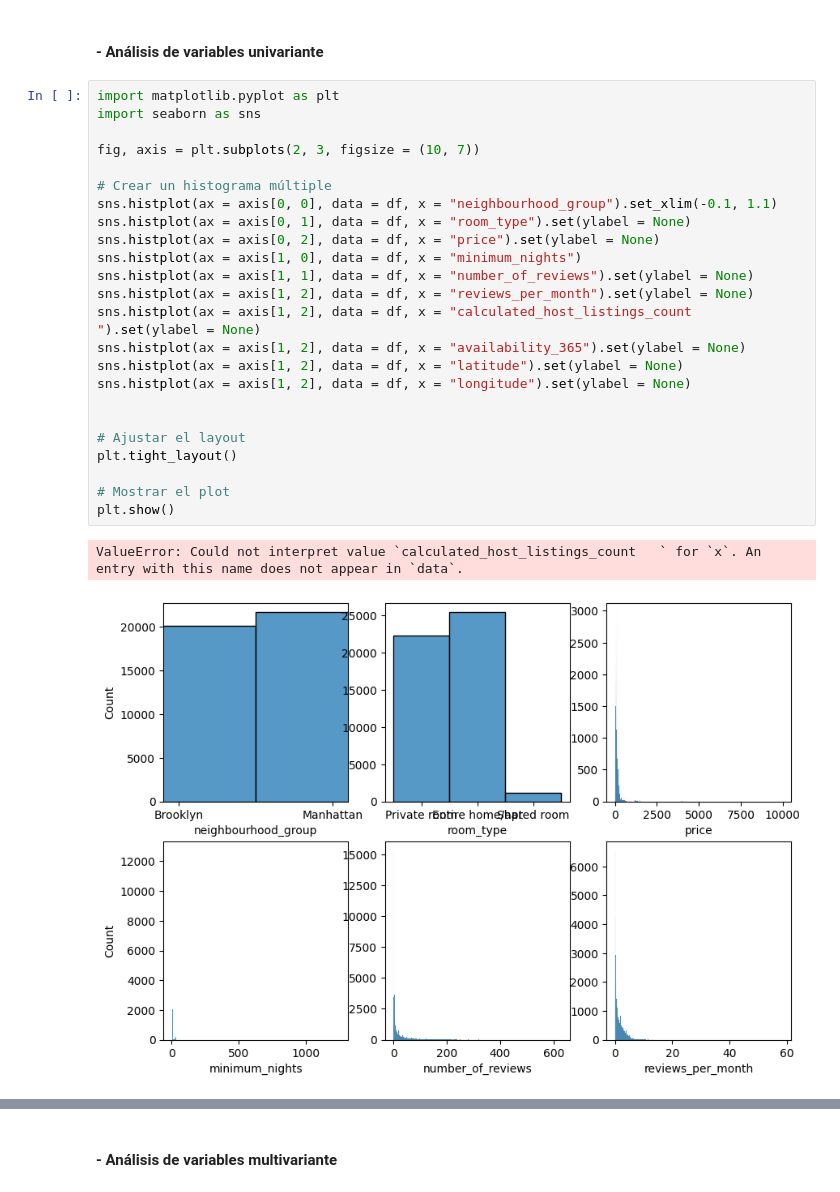
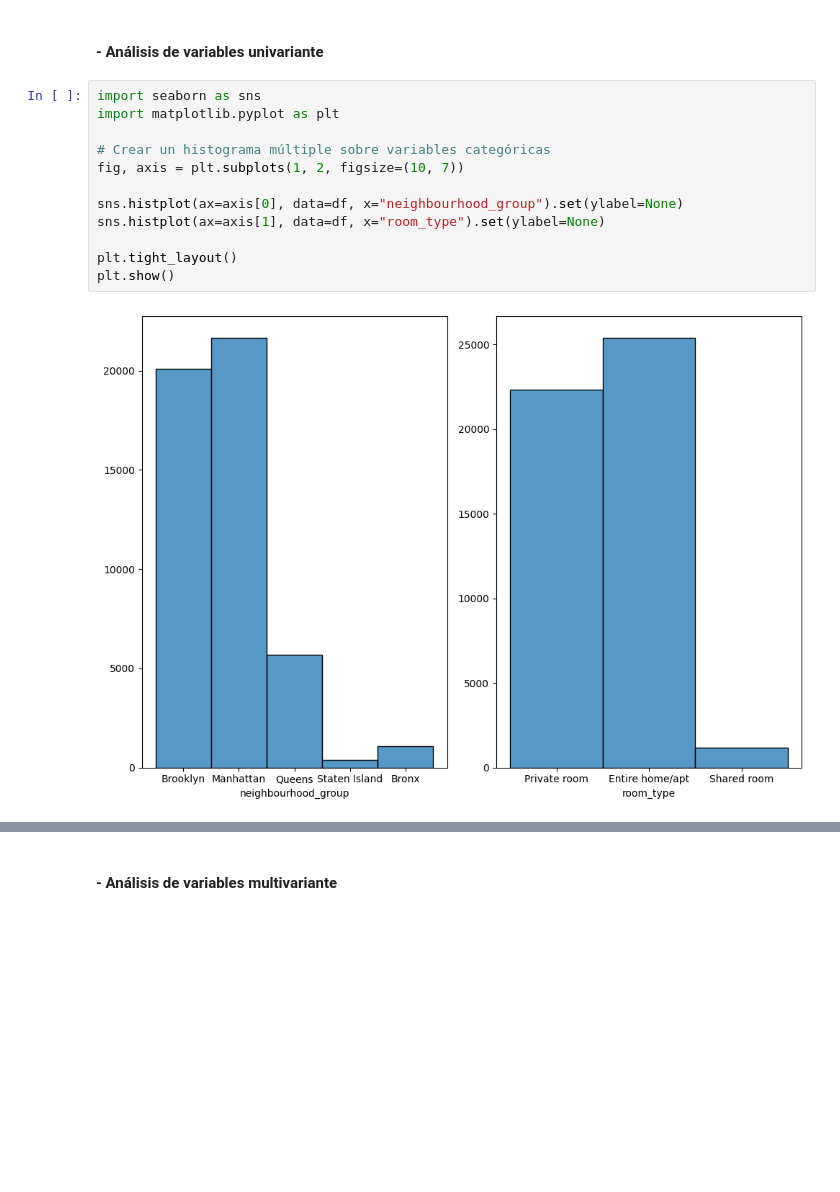
Before and after one commit to Pilizmt/machine-learning-python-template-pilarzarco, a Jupyter notebook: src/explore.ipynb, the cells around one changed output, grey strips where cells are left out. Drawn from its saved outputs; the diff is of its cells as text; blank space fills up the shorter version.

```diff
--- a/src/explore.ipynb
+++ b/src/explore.ipynb
@@ -70,30 +72,17 @@ df.head()
 | 4 | 5022 | Manhattan | 40.79851 | -73.94399 | Entire home/apt | 80 | 10 | ... |
 # %% [markdown]
 #### - Análisis de variables univariante
-# %%
-import matplotlib.pyplot as plt
-import seaborn as sns
-
-fig, axis = plt.subplots(2, 3, figsize = (10, 7))
-
-# Crear un histograma múltiple
-sns.histplot(ax = axis[0, 0], data = df, x = "neighbourhood_group").set_xlim(-0.1, 1.1)
-sns.histplot(ax = axis[0, 1], data = df, x = "room_type").set(ylabel = None)
-sns.histplot(ax = axis[0, 2], data = df, x = "price").set(ylabel = None)
-sns.histplot(ax = axis[1, 0], data = df, x = "minimum_nights")
-sns.histplot(ax = axis[1, 1], data = df, x = "number_of_reviews").set(ylabel = None)
-sns.histplot(ax = axis[1, 2], data = df, x = "reviews_per_month").set(ylabel = None)
-sns.histplot(ax = axis[1, 2], data = df, x = "calculated_host_listings_count	").set(ylabel = None)
-sns.histplot(ax = axis[1, 2], data = df, x = "availability_365").set(ylabel = None)
-sns.histplot(ax = axis[1, 2], data = df, x = "latitude").set(ylabel = None)
-sns.histplot(ax = axis[1, 2], data = df, x = "longitude").set(ylabel = None)
-
-
-# Ajustar el layout
-plt.tight_layout()
-
-# Mostrar el plot
-plt.show()
-# %% [output]
-ValueError: Could not interpret value `calculated_host_listings_count   ` for `x`. An entry with this name does not appear in `data`.
-[figure, removed]
+# %%
+import seaborn as sns
+import matplotlib.pyplot as plt
+
+# Crear un histograma múltiple sobre variables categóricas
+fig, axis = plt.subplots(1, 2, figsize=(10, 7))
+
+sns.histplot(ax=axis[0], data=df, x="neighbourhood_group").set(ylabel=None)
+sns.histplot(ax=axis[1], data=df, x="room_type").set(ylabel=None)
+
+plt.tight_layout()
+plt.show()
+# %% [output]
+[figure, added]
```
Also changed, not shown: parts of 8 cells of this notebook.
